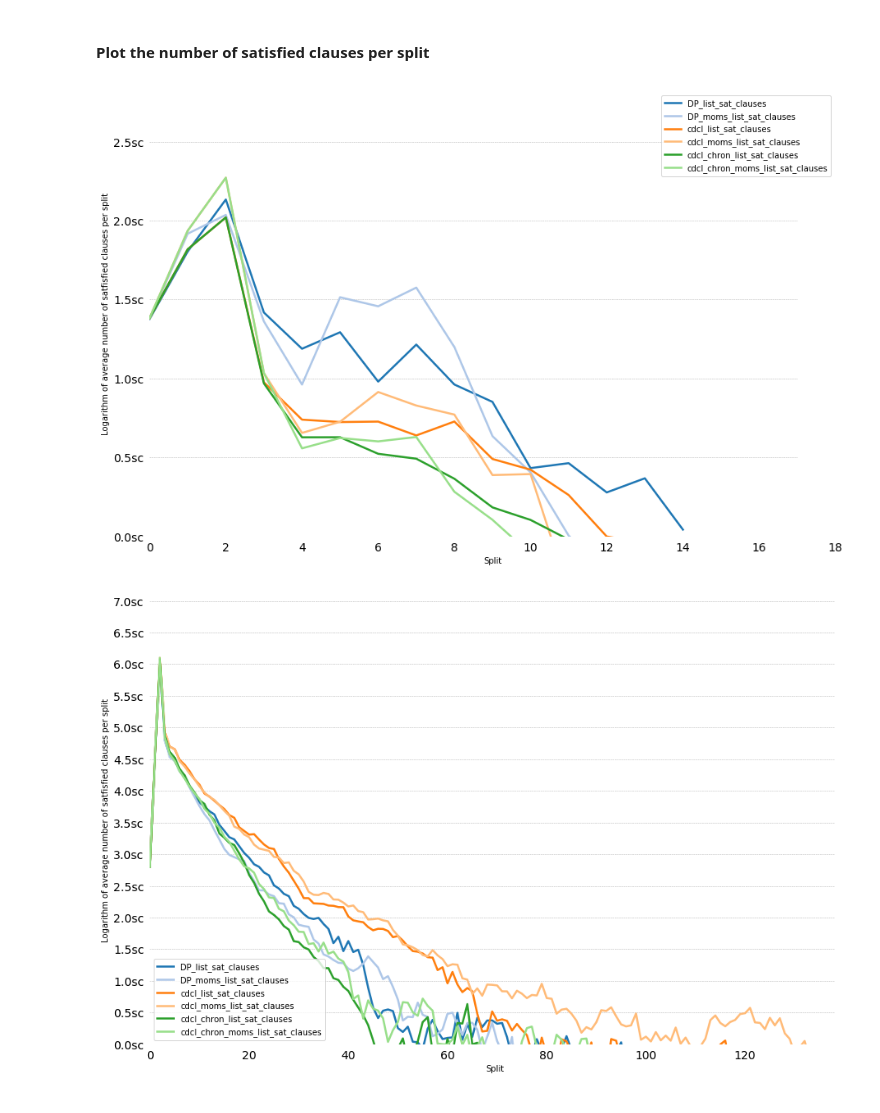
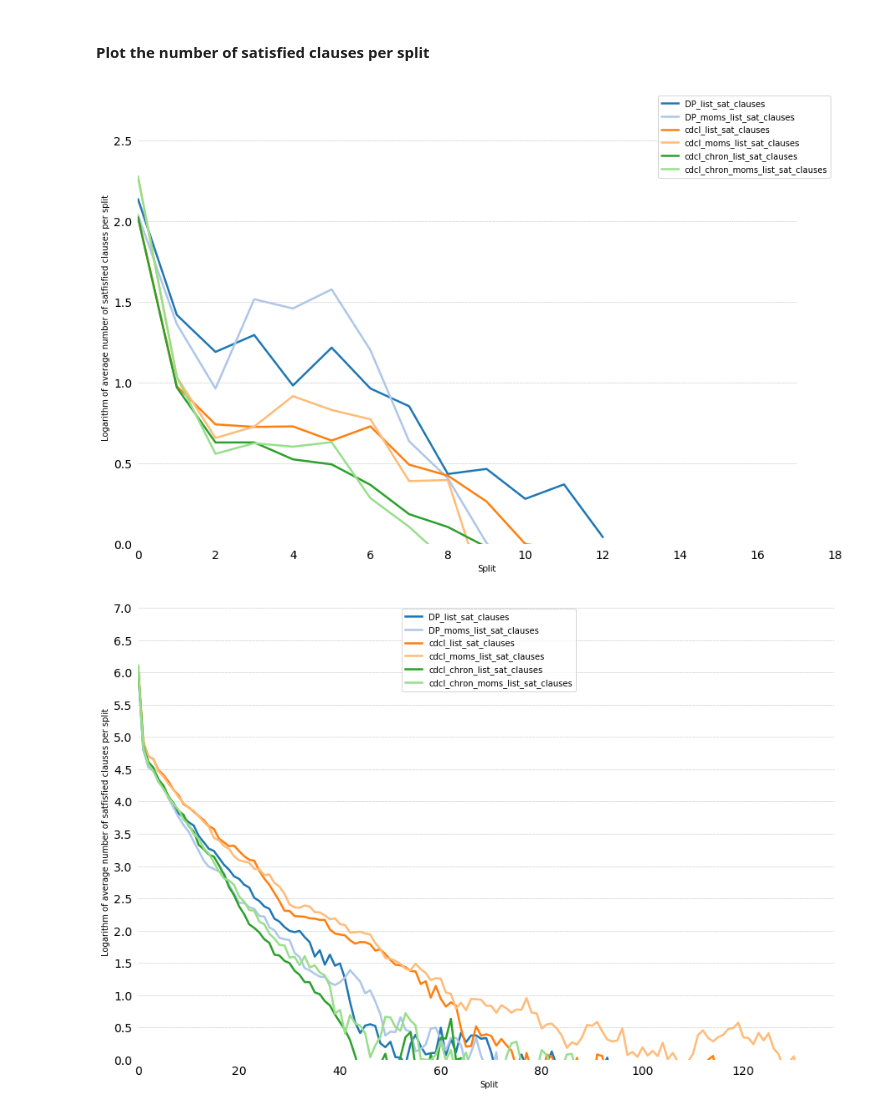
Before and after one commit to freelectron/sat-solver, a Jupyter notebook: Report Notebook.ipynb, the cells around one changed output. Cells and saved outputs as stored; diff of their text form; code cells hidden in the pictures.

```diff
--- a/Report Notebook.ipynb
+++ b/Report Notebook.ipynb
@@ -247,7 +260,7 @@ for k, df in  avg_sat_clauses_dict.items():
         # log
         df[column] = np.log(df[column])
         # weighted
-        df[column] = np.convolve(df[column].values, [0.3,0.3,0.3])[:-2]
+        df[column] = np.convolve(df[column].values, [0.3,0.3,0.3])[2:]
     # df.name does not store the name anymore,
     #    it stores the highest split for which average sat clauses are available
     n =  df.name # + 20
@@ -294,34 +307,34 @@ for k, df in  avg_sat_clauses_dict.items():
 
     # Make sure your axis ticks are large enough to be easily read.
     # You don't want your viewers squinting to read your plot.
-    plt.yticks(np.arange(0, max_sat_clauses, y_step), [str(x) + "sc" for x in np.arange(0, max_sat_clauses, y_step)], fontsize=14)
+    plt.yticks(np.arange(0, max_sat_clauses, y_step), [str(x)  for x in np.arange(0, max_sat_clauses, y_step)], fontsize=14)
     plt.xticks(fontsize=14)
 
     # Provide tick lines across the plot to help your viewers trace along
     # the axis ticks. Make sure that the lines are light and small so they
     # don't obscure the primary data lines.
     for y in np.arange(0, max_sat_clauses, y_step):
         plt.plot(np.arange(0, n), [y] * len(np.arange(0, n)), "--", lw=0.5, color="black", alpha=0.3)
 
     # Remove the tick marks; they are unnecessary with the tick lines we just plotted.
     plt.tick_params(axis="both", which="both", bottom="off", top="off",
                     labelbottom="on", left="off", right="off", labelleft="on")
 
     # Get the names for the legend
     majors = list(df.columns)
 
     for rank, column in enumerate(majors):
         # Plot each line separately with its own color, using the Tableau 20
         # color set in order.
         plt.plot(df.index.values,
                 df[column.replace("\n", " ")].values,
                 lw=2.5, color=tableau20[rank], label = column)
 
     # you can set the location with addin loc param i.e. loc='upper right'
     plt.legend()
 
     plt.ylabel("Logarithm of average number of satfisfied clauses per split")
     plt.xlabel("Split")
 # %% [output]
-[figure, old version]
+[figure, new version]
-[figure, old version]
+[figure, new version]
```
Also changed, not shown: parts of 3 cells of this notebook.
